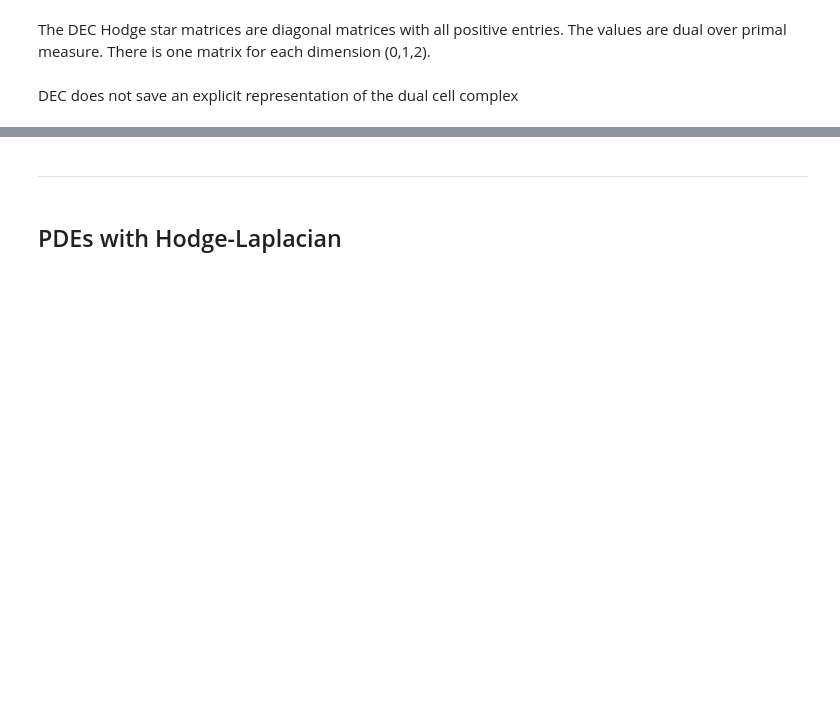
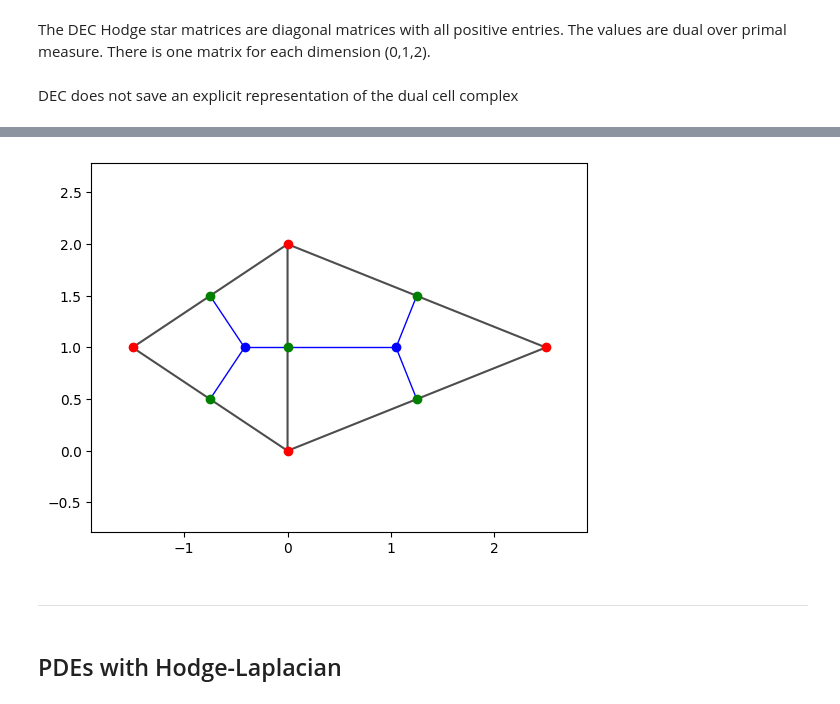
Before and after one commit to discrete-exterior-calculus/dec-icts-2025, a Jupyter notebook: PyDEC-intro.ipynb, the cells around one changed output, grey strips where cells are left out. Saved outputs shown, nothing was run; the diff lists cells and outputs as text; code cells hidden in the pictures; blank space fills up the shorter version.

```diff
--- a/PyDEC-intro.ipynb
+++ b/PyDEC-intro.ipynb
@@ -149,3 +169,79 @@ DEC does not save an explicit representation of the dual cell complex
+# %%
+# Visualize the dual edges
+
+plt.triplot(vertices[:, 0], vertices[:, 1], triangles, color=(0.3, 0.3, 0.3))
+plt.axis('equal')
+plt.plot(sc[0].circumcenter[:, 0], sc[0].circumcenter[:, 1], 'ro')
+plt.plot(sc[1].circumcenter[:, 0], sc[1].circumcenter[:, 1], 'go')
+plt.plot(sc[2].circumcenter[:, 0], sc[2].circumcenter[:, 1], 'bo')
+
+from itertools import combinations
+from pydec import Simplex
+from matplotlib.collections import PolyCollection, LineCollection
+
+dual_lines = set(); remove_dual_lines = set()
+for s_index, simplex in enumerate(sc.simplices):
+    cc_simplex = sc[2].circumcenter[s_index]
+    cc_simplex_bary = sc[2].bary_circumcenter[s_index]
+    cc_simplex_bary_signs = [0, 0, 0]
+    for i in range(3):
+        if abs(cc_simplex_bary[i]) < 1e-12:
+            cc_simplex_bary_signs[i] = 0
+        else:
+            cc_simplex_bary_signs[i] = int(np.sign(cc_simplex_bary[i]))
+
+    edges = [edge for edge in combinations(np.sort(simplex), 2)]
+    local_opp_vertex = [2, 1, 0]
+    edge_indices = [sc[1].simplex_to_index[Simplex(edge)] for edge in edges]
+    cc_edges = [sc[1].circumcenter[e_index] for e_index in edge_indices]
+    for e_index, cc_edge in enumerate(cc_edges):
+        cc_edge = tuple(cc_edge)
+        cc_simplex = tuple(cc_simplex)
+        # Add every half dual edge in a triangle
+        dual_lines.add((cc_edge, cc_simplex))
+
+        # However, if the circumcenter is outside the triangles, need to modify the
+        # addition of the half dual edge for visualization in accordance with sign
+        # convention for DEC. Thus, for a circumcenter lying outside a triangle,
+        # remove the half dual edges to the common edge of the triangle and from its
+        # neighbor where the circumcenter lies. Finish by introducing the dual edge
+        # between the circumcenters of these two triangles.
+        cc_oppvrtx_sign = cc_simplex_bary_signs[local_opp_vertex[e_index]]
+        if cc_oppvrtx_sign <= 0:
+            curr_edge_index = edge_indices[e_index]
+            opp_s_index = (set(sc[1].d.getcol(curr_edge_index).indices) - {s_index})
+            if len(opp_s_index) != 0:
+                opp_s_index = opp_s_index.pop()
+                opp_cc_simplex = sc[2].circumcenter[opp_s_index]
+                opp_cc_simplex = tuple(opp_cc_simplex)
+                dual_lines.add((cc_simplex,opp_cc_simplex))
+                remove_dual_lines.add((cc_edge, cc_simplex))
+                # There is still a catch! The triangle could be right angled and have the
+                # circumcenter on its hypotenuse. Then, have to factor this degeneracy of
+                # half dual edges while building the visualization.
+                if cc_oppvrtx_sign < 0:
+                    remove_dual_lines.add((cc_edge, opp_cc_simplex))
+                else:
+                    # For a right angled triangle, do not remove the edge center to
+                    # circumcenter dual line since it does not exist.
+                    pass
+
+dual_lines -= remove_dual_lines
+dual_lines = list(dual_lines)
+col = LineCollection(dual_lines, zorder=1)
+col.set_linewidth(1)
+col.set_alpha(1)
+col.set_edgecolor((0, 0, 1))
+ax = plt.gca()
+ax.set_facecolor('none')
+ax.add_collection(col, autolim=True)
+ax.autoscale_view()
+ax.set_aspect('equal')
+xmin, ymin, xmax, ymax = ax.dataLim.extents
+ax.set_xlim((xmin - (xmax-xmin)*.1, xmax + (xmax-xmin)*.1))
+ax.set_ylim((ymin - (ymax-ymin)*.1, ymax + (ymax-ymin)*.1));
+# %% [output]
+[figure, added]
 # %% [markdown]
 ---
 # %% [markdown]
```
Also changed, not shown: parts of 26 cells of this notebook.
